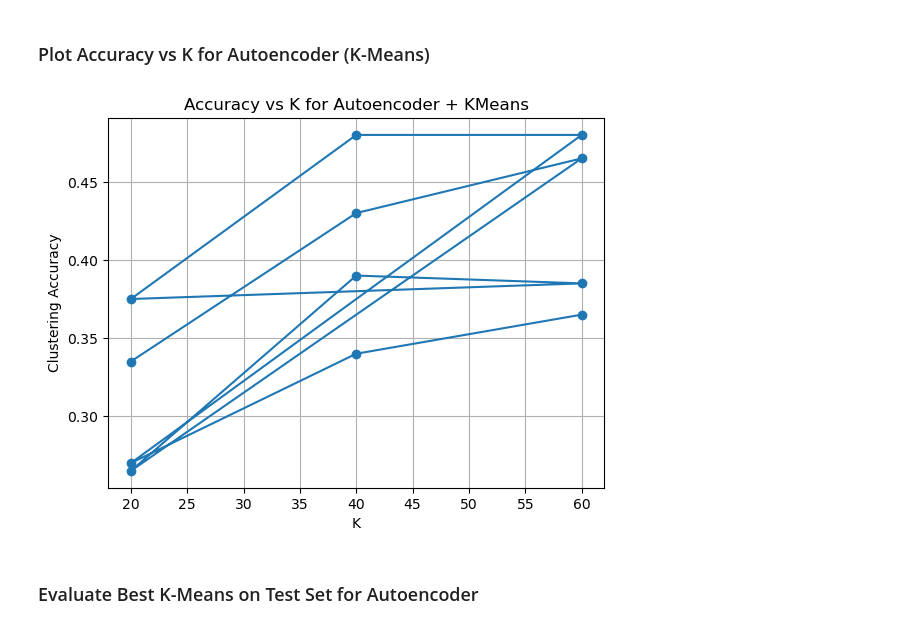
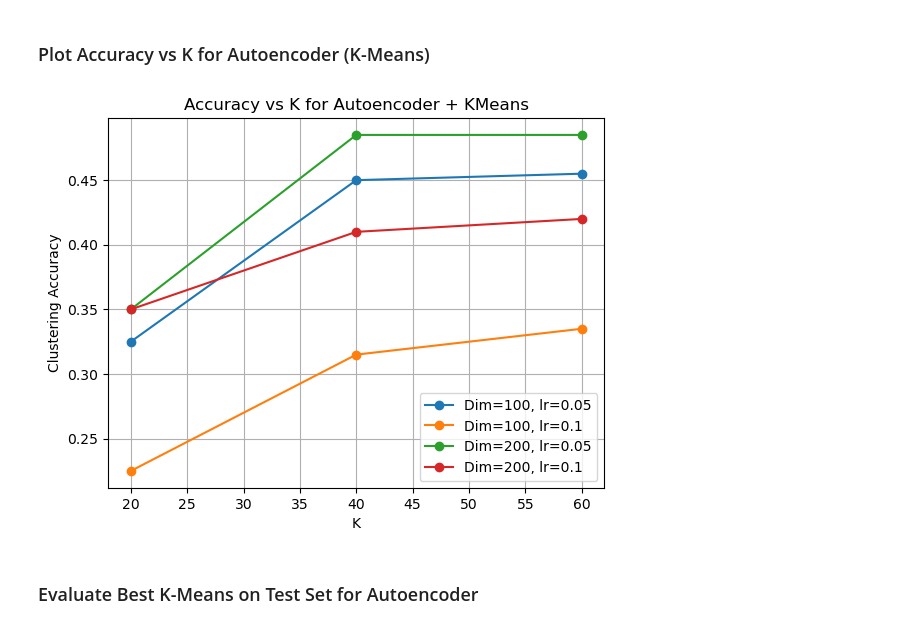
Before and after one commit to ranimeshehata/Face-Recognition, a Jupyter notebook: Face-Recognition.ipynb, the cells around one changed output. Saved outputs shown, nothing was run; the diff lists cells and outputs as text; code cells hidden in the pictures.

```diff
--- a/Face-Recognition.ipynb
+++ b/Face-Recognition.ipynb
@@ -244,7 +244,7 @@ for alpha in [0.8, 0.85, 0.9, 0.95]:
     reduced_data, eigvecs = pca.project(alpha)
 
     for K in [20, 40, 60]:
-        kmeans = KMeans(n_clusters=K)
+        kmeans = CustomKMeans(n_clusters=K)
         kmeans.fit(reduced_data)
 
         acc = clustering_accuracy(pca.y_train, kmeans.labels_)
@@ -316,7 +316,7 @@ test_proj = D_test_centered @ eigvecs
 
 # Fit KMeans on train set (projected)
 train_proj, _ = pca.project(best_alpha)
-kmeans_best = KMeans(n_clusters=best_K)
+kmeans_best = CustomKMeans(n_clusters=best_K)
 kmeans_best.fit(train_proj)
 
 # Predict on test set
@@ -655,11 +656,26 @@ class Autoencoder:
 
     def train(self, X, lr, epochs):
         losses = []
+        patience = 10  # Number of epochs to wait for improvement
+        best_loss = float('inf')
+        no_improvement_count = 0
+
         for epoch in range(epochs):
             # Forward pass
             A1 = self.encode(X)
             A2 = self.decode(A1)
             loss = self.compute_loss(X, A2)
+
+            # Early stopping check
+            if loss < best_loss:
+                best_loss = loss
+                no_improvement_count = 0
+            else:
+                no_improvement_count += 1
+
+            if no_improvement_count >= patience:
+                print(f"Early stopping at epoch {epoch}, best loss: {best_loss:.5f}")
+                break
 
             # Backpropagation
             dA2 = 2 * (A2 - X) / X.shape[0]  # MSE derivative
@@ -772,11 +786,10 @@ Epoch 80, Loss: 0.02029, lr: 0.05
 ### K-Means on Encoded Data for Autoencoders
 # %%
 # Initialize the Autoencoder
-autoencoder = Autoencoder(input_dim=10304, hidden_dim=200)
 
 # Encode the data
-D_train_encoded = autoencoder.encode(D_train_norm)
-D_test_encoded = autoencoder.encode(D_test_norm)
+D_train_encoded = auto.encode(D_train_norm)
+D_test_encoded = auto.encode(D_test_norm)
 
 # KMeans clustering on encoded data
 results_kmeans_autoencoder = []
@@ -794,7 +807,7 @@ for dim in [100, 200]:
                 D_train_encoded = auto.encode(D_train_norm)
 
                 # Fit KMeans
-                kmeans = KMeans(n_clusters=K)
+                kmeans = CustomKMeans(n_clusters=K)
                 kmeans.fit(D_train_encoded)
 
                 acc = clustering_accuracy(y_train, kmeans.labels_)
@@ -863,17 +864,23 @@ Epoch 80, Loss: 0.02389, lr: 0.1
 # %% [markdown]
 ### Plot Accuracy vs K for Autoencoder (K-Means)
 # %%
-ks = [k for _, _, _, k, acc in results_kmeans_autoencoder]
-accs = [acc for _, _, _, k, acc in results_kmeans_autoencoder]
+import matplotlib.pyplot as plt
 
-plt.plot(ks, accs, marker='o')
+for dim in [100, 200]:
+    for lr in [0.05, 0.1]:
+        accs = [acc for d, l, e, k, acc in results_kmeans_autoencoder if d == dim and l == lr]
+        ks = [k for d, l, e, k, acc in results_kmeans_autoencoder if d == dim and l == lr]
+        plt.plot(ks, accs, marker='o', label=f'Dim={dim}, lr={lr}')
+
+
 plt.xlabel('K')
 plt.ylabel('Clustering Accuracy')
 plt.title('Accuracy vs K for Autoencoder + KMeans')
+plt.legend()
 plt.grid()
 plt.show()
 # %% [output]
-[figure, old version]
+[figure, new version]
 # %% [markdown]
 ### Evaluate Best K-Means on Test Set for Autoencoder
 # %%
```
Also changed, not shown: parts of 11 cells of this notebook.
